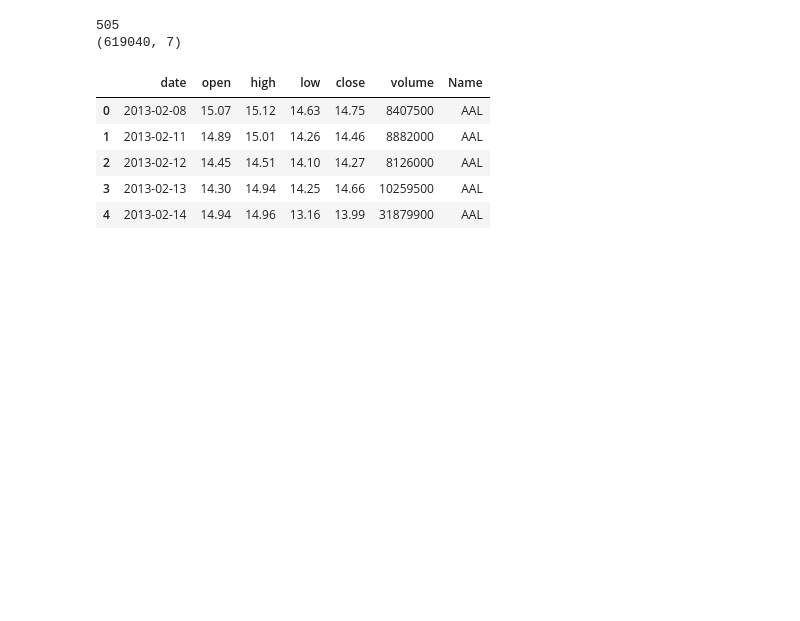
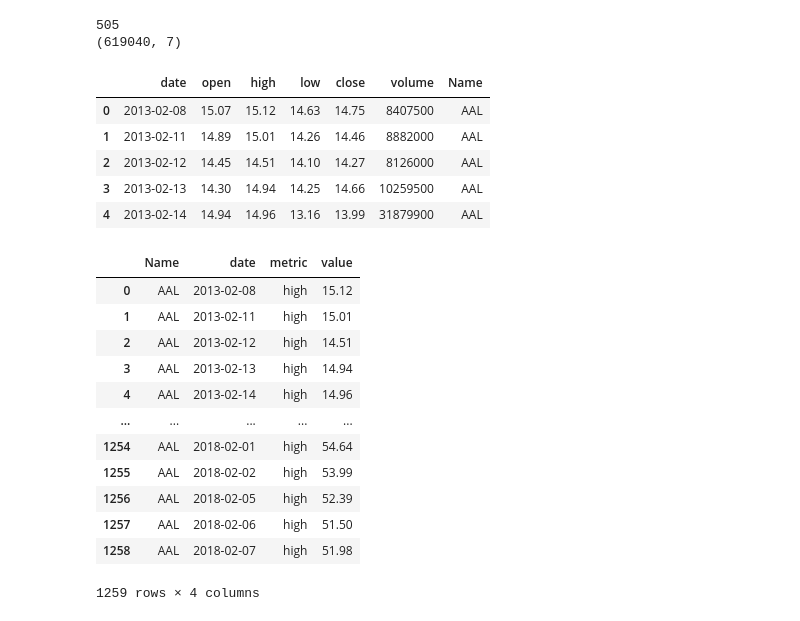
Before and after one commit to surajn581/python_vis, a Jupyter notebook: ticker_visualization.ipynb, the cells around one changed output. Saved outputs shown, nothing was run; the diff lists cells and outputs as text; code cells hidden in the pictures; blank space fills up the shorter version.

```diff
--- a/ticker_visualization.ipynb
+++ b/ticker_visualization.ipynb
@@ -19,7 +19,7 @@ full_data.head()
 | 3 | 2013-02-13 | 14.30 | 14.94 | 14.25 | 14.66 | 10259500 | AAL |
 | 4 | 2013-02-14 | 14.94 | 14.96 | 13.16 | 13.99 | 31879900 | AAL |
 # %%
-tickers = ['AAL', 'AAPL', 'AAP', 'ABBV', 'ABC', 'ABT', 'ACN', 'ADBE', 'ADI']
+tickers = ['AAL', 'AAPL', 'AAP', 'ABBV', 'ABC', 'ABT', 'ACN', 'ADBE', 'ADI'][:1]
 data = full_data[ full_data['Name'].isin( tickers ) ]
 # %%
 fig = px.line(data, x='date', y = 'high', color = 'Name')
@@ -27 +32,19 @@ fig.show()
+# %%
+m = ['high']
+d = pd.melt(data, id_vars =['Name', 'date'], value_vars =m, var_name='metric')
+d.plot(x = 'date', y = metrics, color = 'metric')
+# %% [output]
+|  | Name | date | metric | value |
+| 0 | AAL | 2013-02-08 | high | 15.12 |
+| 1 | AAL | 2013-02-11 | high | 15.01 |
+| 2 | AAL | 2013-02-12 | high | 14.51 |
+| 3 | AAL | 2013-02-13 | high | 14.94 |
+| 4 | AAL | 2013-02-14 | high | 14.96 |
+| ... | ... | ... | ... | ... |
+| 1254 | AAL | 2018-02-01 | high | 54.64 |
+| 1255 | AAL | 2018-02-02 | high | 53.99 |
+| 1256 | AAL | 2018-02-05 | high | 52.39 |
+| 1257 | AAL | 2018-02-06 | high | 51.50 |
+| 1258 | AAL | 2018-02-07 | high | 51.98 |
+1259 rows × 4 columns
 # %%
```
Also changed, not shown: parts of 3 cells of this notebook.
